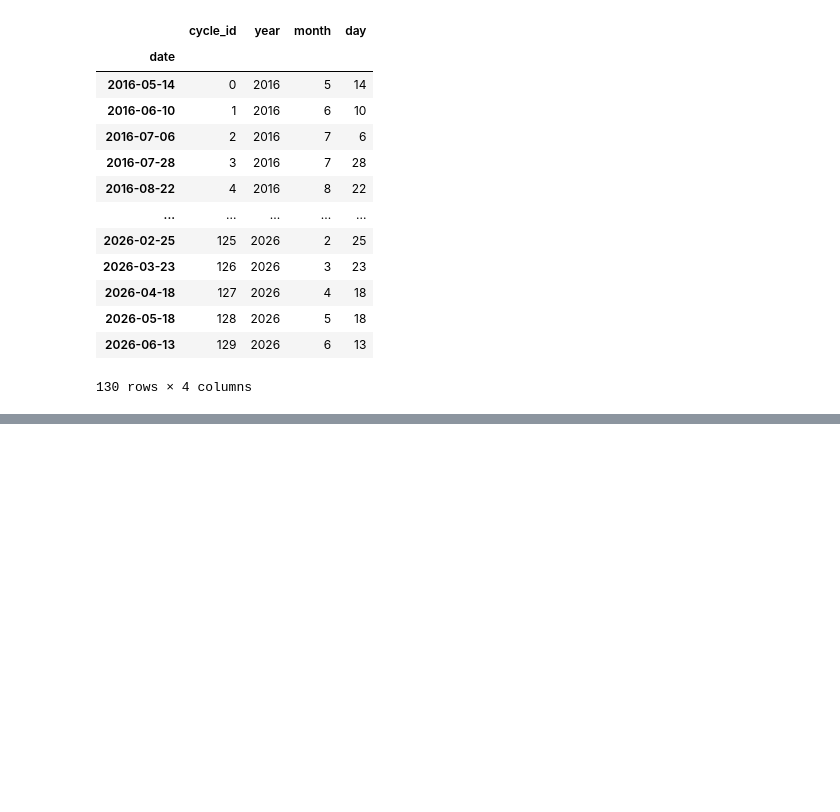
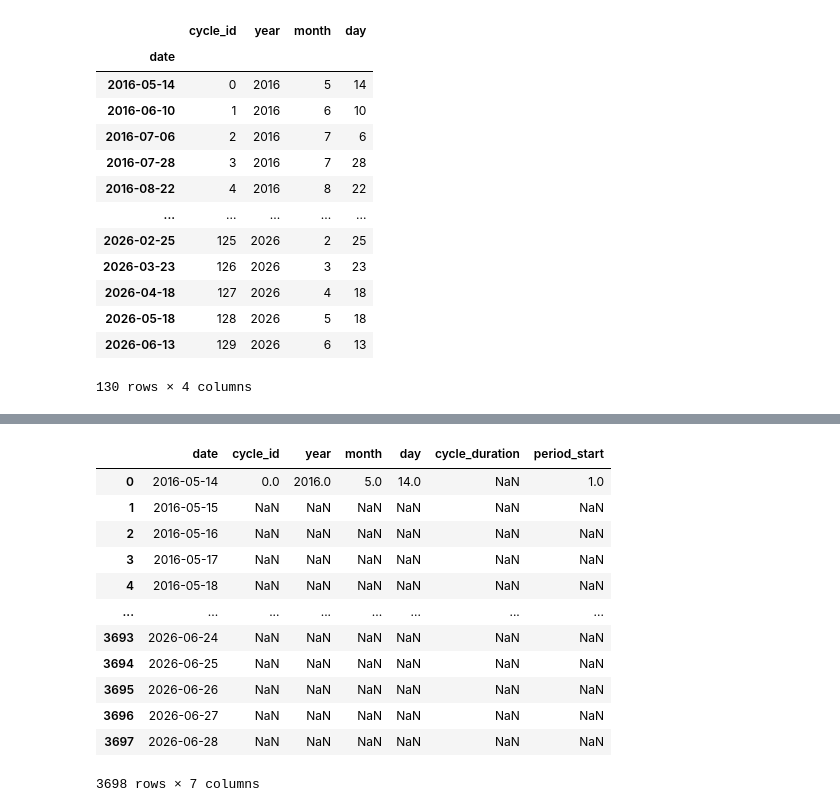
Before and after one commit to ChiaraSolito/PeriodAlmanac, a Jupyter notebook: notebooks/data_analysis.ipynb, the cells around one changed output, grey strips where cells are left out. Cells and saved outputs as stored; diff of their text form; code cells hidden in the pictures; blank space fills up the shorter version.

```diff
--- a/notebooks/data_analysis.ipynb
+++ b/notebooks/data_analysis.ipynb
@@ -286,0 +124,4 @@ predictions
+# %%
+data = pd.read_csv("C:\\Users\\kikka\\Documents\\Projects\\poc_cycle\\data\\cycles_with_durations.csv")
+data['date'] = pd.to_datetime(data['date'])
+data = data.sort_values('date').reset_index(drop=True)
@@ -286,0 +144,26 @@ predictions
+# %%
+data['period_start'] = 1
+# %%
+# Expand to every date between the first and last observation.
+full_index = pd.date_range(start=data['date'].min(), end=datetime.today(), freq='D')
+data = (
+    data.set_index('date')
+    .reindex(full_index)
+    .rename_axis('date')
+    .reset_index()
+)
+data
+# %% [output]
+|  | date | cycle_id | year | month | day | cycle_duration | period_start |
+| 0 | 2016-05-14 | 0.0 | 2016.0 | 5.0 | 14.0 | NaN | 1.0 |
+| 1 | 2016-05-15 | NaN | NaN | NaN | NaN | NaN | NaN |
+| 2 | 2016-05-16 | NaN | NaN | NaN | NaN | NaN | NaN |
+| 3 | 2016-05-17 | NaN | NaN | NaN | NaN | NaN | NaN |
+| 4 | 2016-05-18 | NaN | NaN | NaN | NaN | NaN | NaN |
+| ... | ... | ... | ... | ... | ... | ... | ... |
+| 3693 | 2026-06-24 | NaN | NaN | NaN | NaN | NaN | NaN |
+| 3694 | 2026-06-25 | NaN | NaN | NaN | NaN | NaN | NaN |
+| 3695 | 2026-06-26 | NaN | NaN | NaN | NaN | NaN | NaN |
+| 3696 | 2026-06-27 | NaN | NaN | NaN | NaN | NaN | NaN |
+| 3697 | 2026-06-28 | NaN | NaN | NaN | NaN | NaN | NaN |
+3698 rows × 7 columns
```
Also changed, not shown: parts of 52 cells of this notebook.
